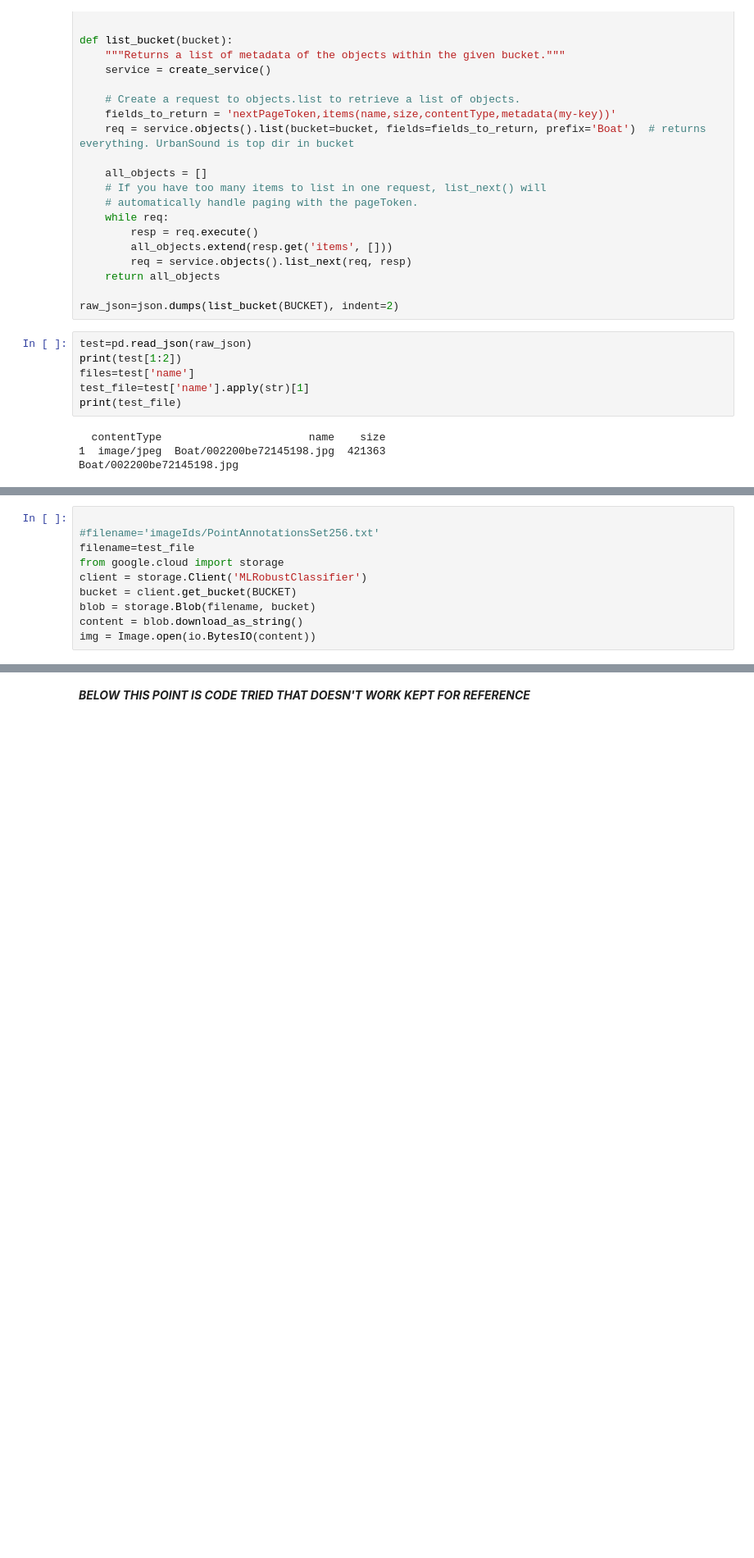
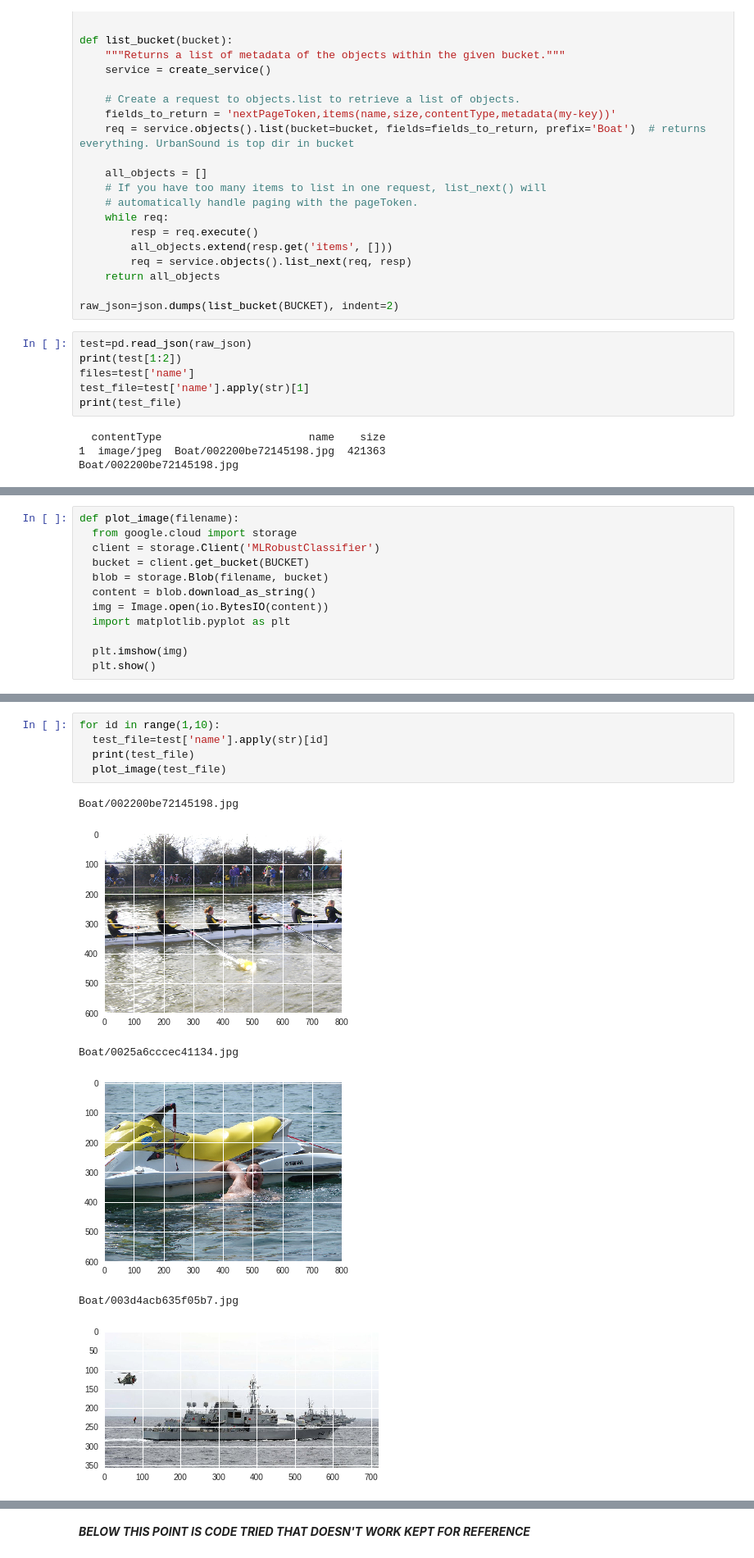
Before and after one commit to cabincabin/MLRobustClassifier, a Jupyter notebook: notebooks/image_download.ipynb, the cells around one changed output, grey strips where cells are left out. Shown at 82% size. Cells and saved outputs as stored; diff of their text form; blank space fills up the shorter version.

```diff
--- a/notebooks/image_download.ipynb
+++ b/notebooks/image_download.ipynb
@@ -115,10 +118,12 @@ import io
 # %%
+def plot_image(filename):
+  from google.cloud import storage
+  client = storage.Client('MLRobustClassifier')
+  bucket = client.get_bucket(BUCKET)
+  blob = storage.Blob(filename, bucket)
+  content = blob.download_as_string()
+  img = Image.open(io.BytesIO(content))
+  import matplotlib.pyplot as plt
 
-#filename='imageIds/PointAnnotationsSet256.txt'
-filename=test_file
-from google.cloud import storage
-client = storage.Client('MLRobustClassifier')
-bucket = client.get_bucket(BUCKET)
-blob = storage.Blob(filename, bucket)
-content = blob.download_as_string()
-img = Image.open(io.BytesIO(content))
+  plt.imshow(img)
+  plt.show()
@@ -131,0 +136,12 @@ plt.show()
+# %%
+for id in range(1,10):
+  test_file=test['name'].apply(str)[id]
+  print(test_file)
+  plot_image(test_file)
+# %% [output]
+Boat/002200be72145198.jpg
+[figure, added]
+Boat/0025a6cccec41134.jpg
+[figure, added]
+Boat/003d4acb635f05b7.jpg
+[figure, added]
```
Also changed, not shown: parts of 30 cells of this notebook.
